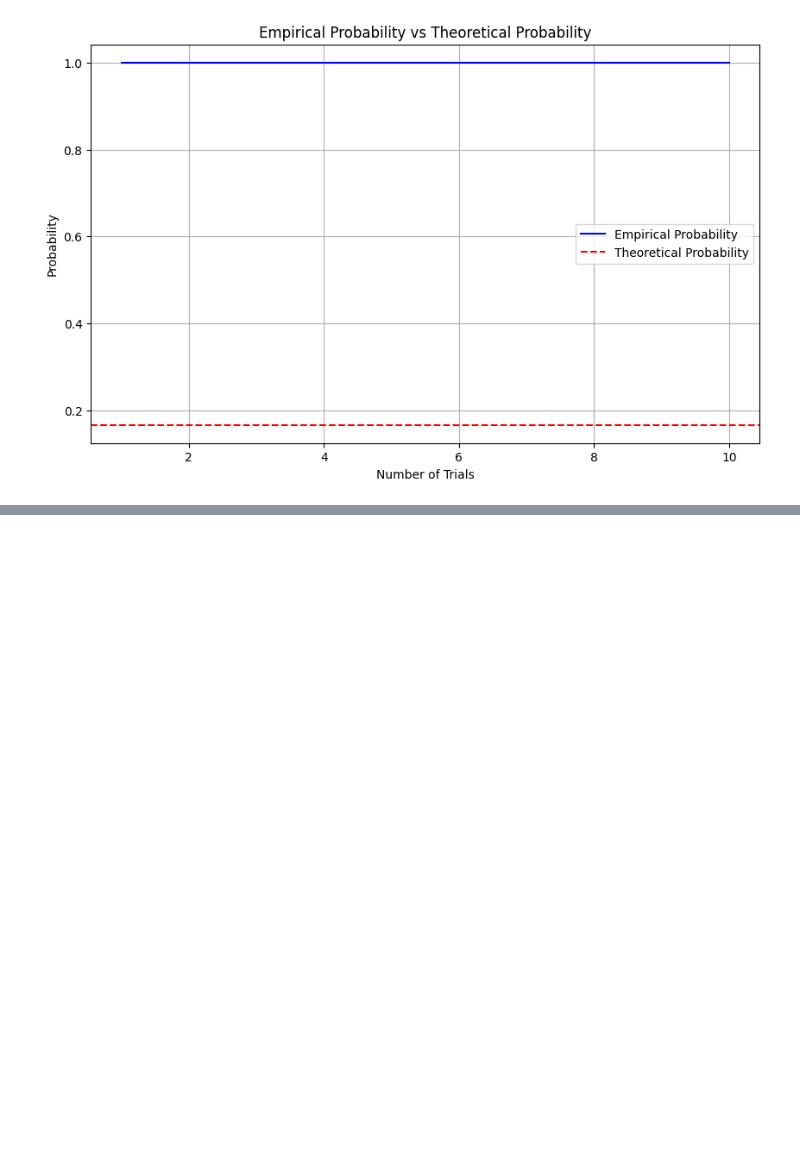
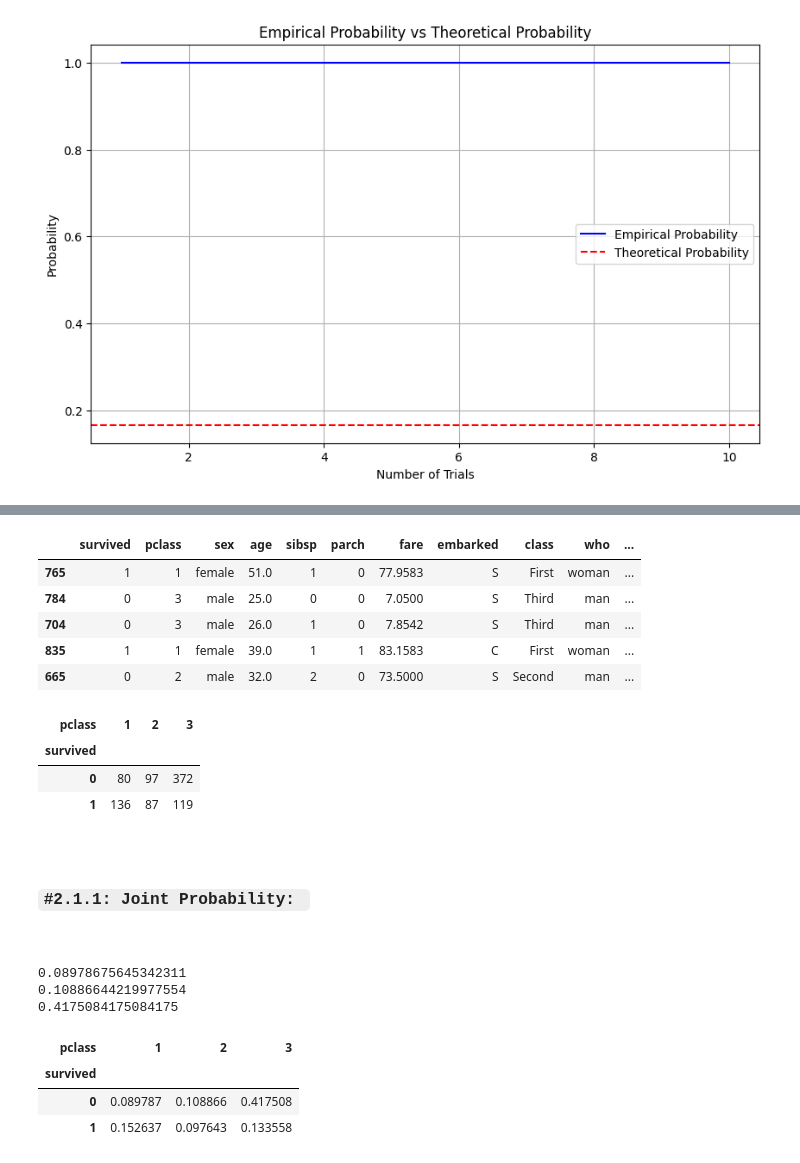
Before and after one commit to yasin-arafat-05/jupyterNotebook, a Jupyter notebook: MathForML/probability/code.ipynb, the cells around one changed output, grey strips where cells are left out. Saved outputs shown, nothing was run; the diff lists cells and outputs as text; code cells hidden in the pictures; blank space fills up the shorter version.

```diff
--- a/MathForML/probability/code.ipynb
+++ b/MathForML/probability/code.ipynb
@@ -40,0 +49,40 @@ plt.show()
+# %%
+df = sns.load_dataset('titanic')
+df.sample(5)
+# %% [output]
+|  | survived | pclass | sex | age | sibsp | parch | fare | embarked | class | who | ... |
+| 765 | 1 | 1 | female | 51.0 | 1 | 0 | 77.9583 | S | First | woman | ... |
+| 784 | 0 | 3 | male | 25.0 | 0 | 0 | 7.0500 | S | Third | man | ... |
+| 704 | 0 | 3 | male | 26.0 | 1 | 0 | 7.8542 | S | Third | man | ... |
+| 835 | 1 | 1 | female | 39.0 | 1 | 1 | 83.1583 | C | First | woman | ... |
+| 665 | 0 | 2 | male | 32.0 | 2 | 0 | 73.5000 | S | Second | man | ... |
+# %%
+pd.crosstab(df["survived"],df["pclass"])
+# %% [output]
+| pclass | 1 | 2 | 3 |
+| survived |  |  |  |
+| 0 | 80 | 97 | 372 |
+| 1 | 136 | 87 | 119 |
+# %% [markdown]
+<br>
+
+### `#2.1.1: Joint Probability: `
+
+<br>
+# %%
+print()
+print(80/891)
+print(97/891)
+print(372/891)
+print()
+# %% [output]
+0.08978675645342311
+0.10886644219977554
+0.4175084175084175
+# %%
+pd.crosstab(df["survived"],df['pclass'],normalize='all')
+# %% [output]
+| pclass | 1 | 2 | 3 |
+| survived |  |  |  |
+| 0 | 0.089787 | 0.108866 | 0.417508 |
+| 1 | 0.152637 | 0.097643 | 0.133558 |
```
Also changed, not shown: parts of 6 cells of this notebook, 5 other files.
